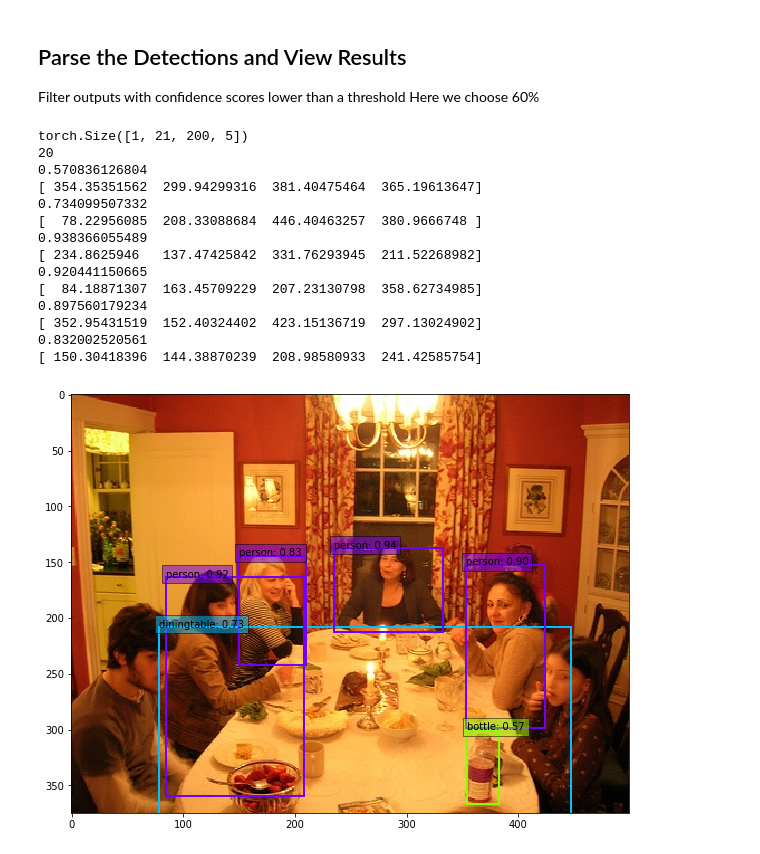
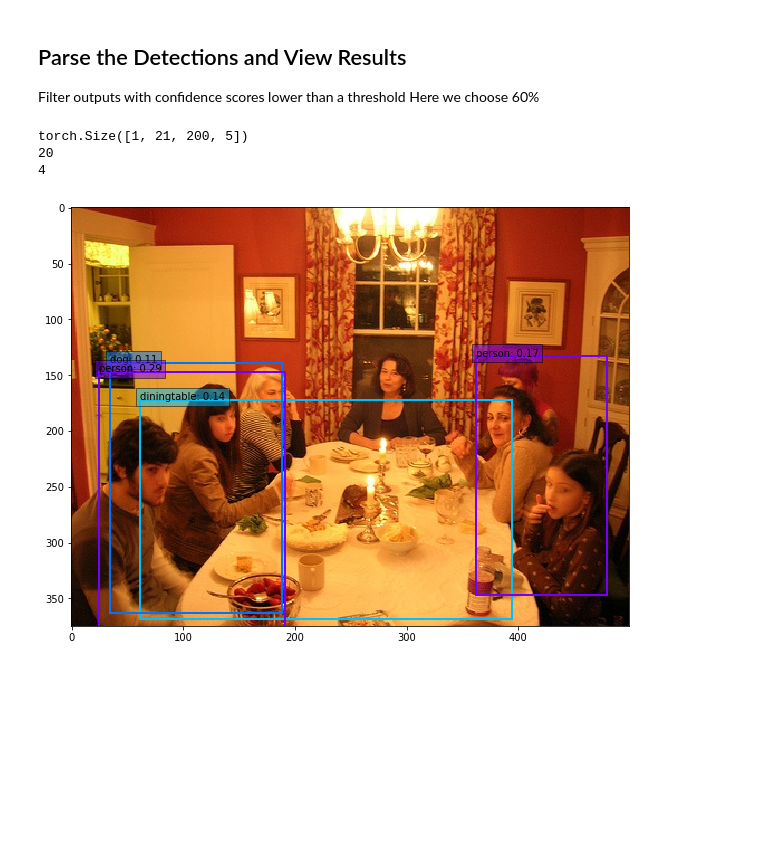
Before and after one commit to dd604/refinedet.pytorch, a Jupyter notebook: demo/demo.ipynb, the cells around one changed output. Saved outputs shown, nothing was run; the diff lists cells and outputs as text; code cells hidden in the pictures; blank space fills up the shorter version.

```diff
--- a/demo/demo.ipynb
+++ b/demo/demo.ipynb
@@ -29,7 +29,7 @@ net = build_refinedet('test', voc, 320, 21)    # initialize SSD
 from data import VOC_CLASSES as labels
 # net = build_refinedet('test', coco, 320, 81)    # initialize SSD
 # from data import COCO_CLASSES as labels
-net.load_weights('../weights/refinedet320_VOC_50000.pth')
+net.load_weights('../weights/refinedet320_VOC_6000.pth')
 # %% [output]
 Initializing weights...
 Loading weights into state dict...
@@ -87,46 +87,39 @@ Here we choose 60%
 # %%
 
 top_k=10
 num_classes = len(labels)
 # num_classes = 1
 plt.figure(figsize=(10,10))
 colors = plt.cm.hsv(np.linspace(0, 1, num_classes+1)).tolist()
 plt.imshow(rgb_image)  # plot the image for matplotlib
 currentAxis = plt.gca()
 
 detections = y.data
 print(detections.size())
 print(len(labels))
 # scale each detection back up to the image
 scale = torch.Tensor(rgb_image.shape[1::-1]).repeat(2)
+sum_j = 0
 for i in range(1, detections.size(1)):
 # for i in range(0, 1):
     j = 0
-    while detections[0,i,j,0] >= 0.5:
+    while detections[0,i,j,0] >= 0.1:
         score = detections[0,i,j,0]
-        print(score)
+#         print(score)
         label_name = labels[i-1]
         display_txt = '%s: %.2f'%(label_name, score)
         pt = (detections[0,i,j,1:]*scale).cpu().numpy()
-        print(pt)
+#         print(pt)
         coords = (pt[0], pt[1]), pt[2]-pt[0]+1, pt[3]-pt[1]+1
         color = colors[i]
         currentAxis.add_patch(plt.Rectangle(*coords, fill=False, edgecolor=color, linewidth=2))
         currentAxis.text(pt[0], pt[1], display_txt, bbox={'facecolor':color, 'alpha':0.5})
         j+=1
+    sum_j += j
+
+print(sum_j)
 # %% [output]
 torch.Size([1, 21, 200, 5])
 20
-0.570836126804
-[ 354.35351562  299.94299316  381.40475464  365.19613647]
-0.734099507332
-[  78.22956085  208.33088684  446.40463257  380.9666748 ]
-0.938366055489
-[ 234.8625946   137.47425842  331.76293945  211.52268982]
-0.920441150665
-[  84.18871307  163.45709229  207.23130798  358.62734985]
-0.897560179234
-[ 352.95431519  152.40324402  423.15136719  297.13024902]
-0.832002520561
-[ 150.30418396  144.38870239  208.98580933  241.42585754]
+4
-[figure, old version]
+[figure, new version]
```
Also changed, not shown: 7 other files.
